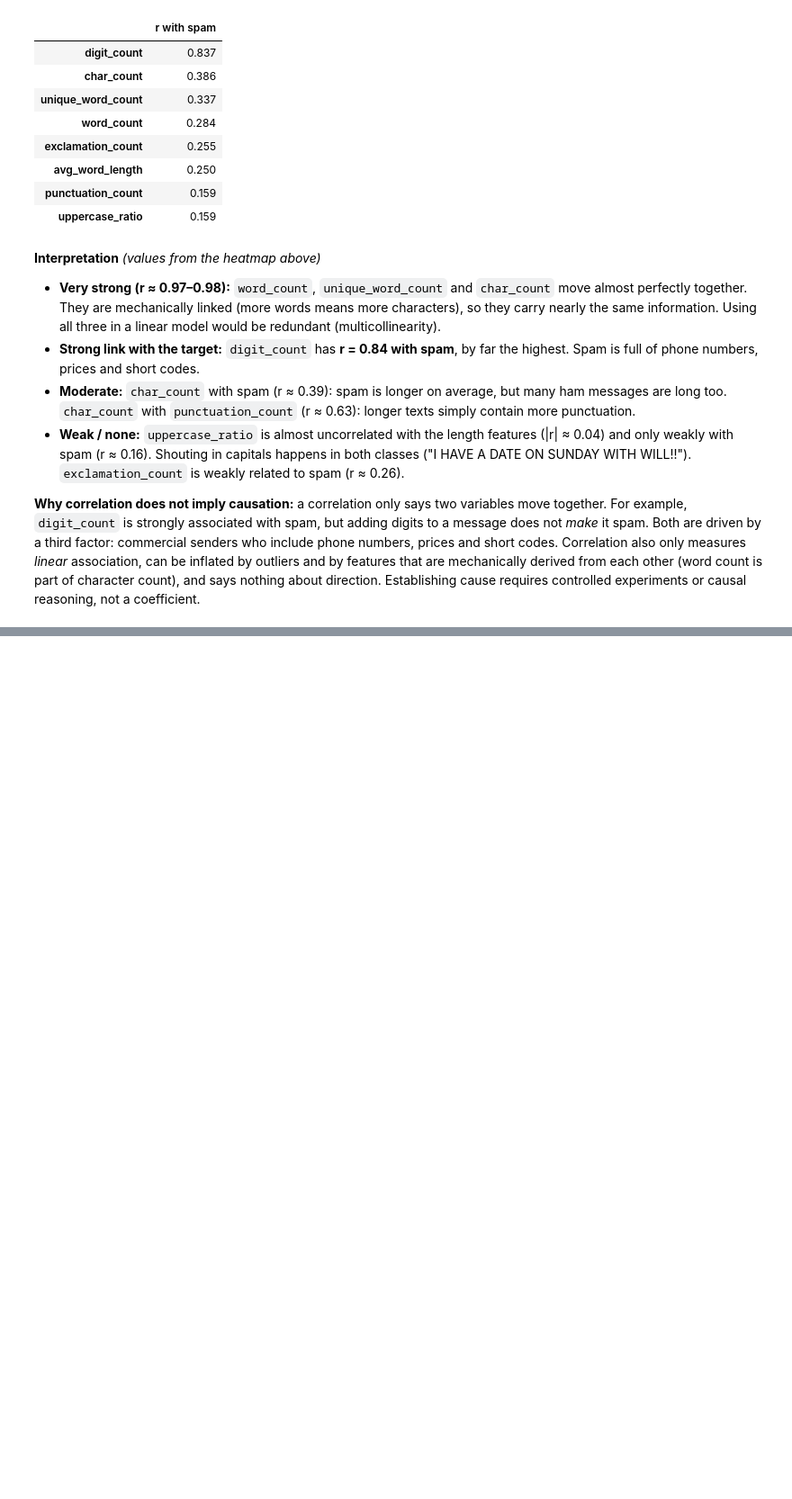
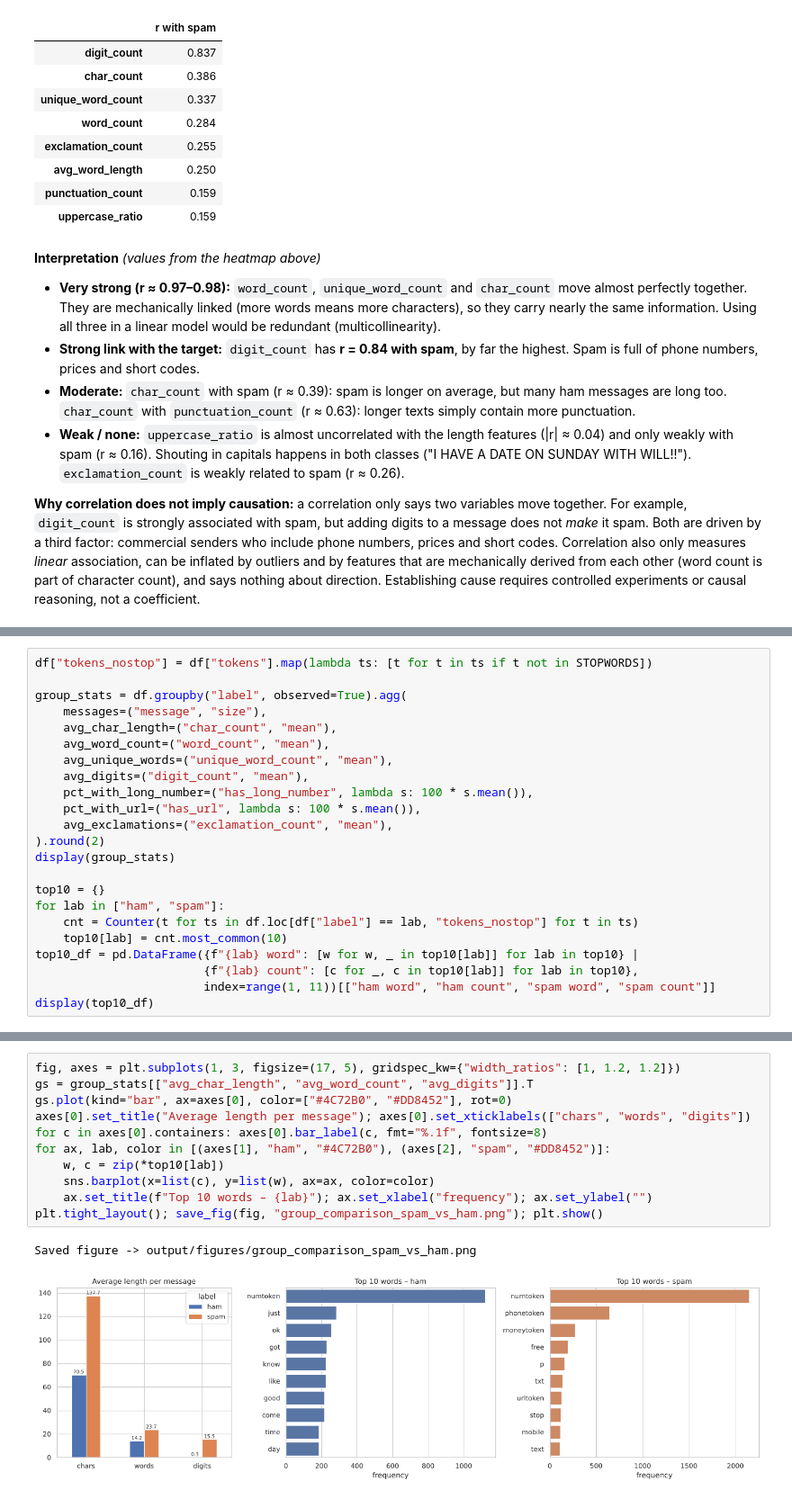
Before and after one commit to mahmoudd-adell/bd-a1, a Jupyter notebook: notebook/analysis.ipynb, the cells around one changed output, grey strips where cells are left out. Shown at 90% size. Saved outputs shown, nothing was run; the diff lists cells and outputs as text; blank space fills up the shorter version.

```diff
--- a/notebook/analysis.ipynb
+++ b/notebook/analysis.ipynb
@@ -484,0 +600,23 @@ Correlation of each feature with spam (label_num):
+# %%
+df["tokens_nostop"] = df["tokens"].map(lambda ts: [t for t in ts if t not in STOPWORDS])
+
+group_stats = df.groupby("label", observed=True).agg(
+    messages=("message", "size"),
+    avg_char_length=("char_count", "mean"),
+    avg_word_count=("word_count", "mean"),
+    avg_unique_words=("unique_word_count", "mean"),
+    avg_digits=("digit_count", "mean"),
+    pct_with_long_number=("has_long_number", lambda s: 100 * s.mean()),
+    pct_with_url=("has_url", lambda s: 100 * s.mean()),
+    avg_exclamations=("exclamation_count", "mean"),
+).round(2)
+display(group_stats)
+
+top10 = {}
+for lab in ["ham", "spam"]:
+    cnt = Counter(t for ts in df.loc[df["label"] == lab, "tokens_nostop"] for t in ts)
+    top10[lab] = cnt.most_common(10)
+top10_df = pd.DataFrame({f"{lab} word": [w for w, _ in top10[lab]] for lab in top10} |
+                        {f"{lab} count": [c for _, c in top10[lab]] for lab in top10},
+                        index=range(1, 11))[["ham word", "ham count", "spam word", "spam count"]]
+display(top10_df)
@@ -484,0 +639,14 @@ Correlation of each feature with spam (label_num):
+# %%
+fig, axes = plt.subplots(1, 3, figsize=(17, 5), gridspec_kw={"width_ratios": [1, 1.2, 1.2]})
+gs = group_stats[["avg_char_length", "avg_word_count", "avg_digits"]].T
+gs.plot(kind="bar", ax=axes[0], color=["#4C72B0", "#DD8452"], rot=0)
+axes[0].set_title("Average length per message"); axes[0].set_xticklabels(["chars", "words", "digits"])
+for c in axes[0].containers: axes[0].bar_label(c, fmt="%.1f", fontsize=8)
+for ax, lab, color in [(axes[1], "ham", "#4C72B0"), (axes[2], "spam", "#DD8452")]:
+    w, c = zip(*top10[lab])
+    sns.barplot(x=list(c), y=list(w), ax=ax, color=color)
+    ax.set_title(f"Top 10 words – {lab}"); ax.set_xlabel("frequency"); ax.set_ylabel("")
+plt.tight_layout(); save_fig(fig, "group_comparison_spam_vs_ham.png"); plt.show()
+# %% [output]
+Saved figure -> output/figures/group_comparison_spam_vs_ham.png
+[figure, added]
```
Also changed, not shown: parts of 12 cells of this notebook, 3 other files.
